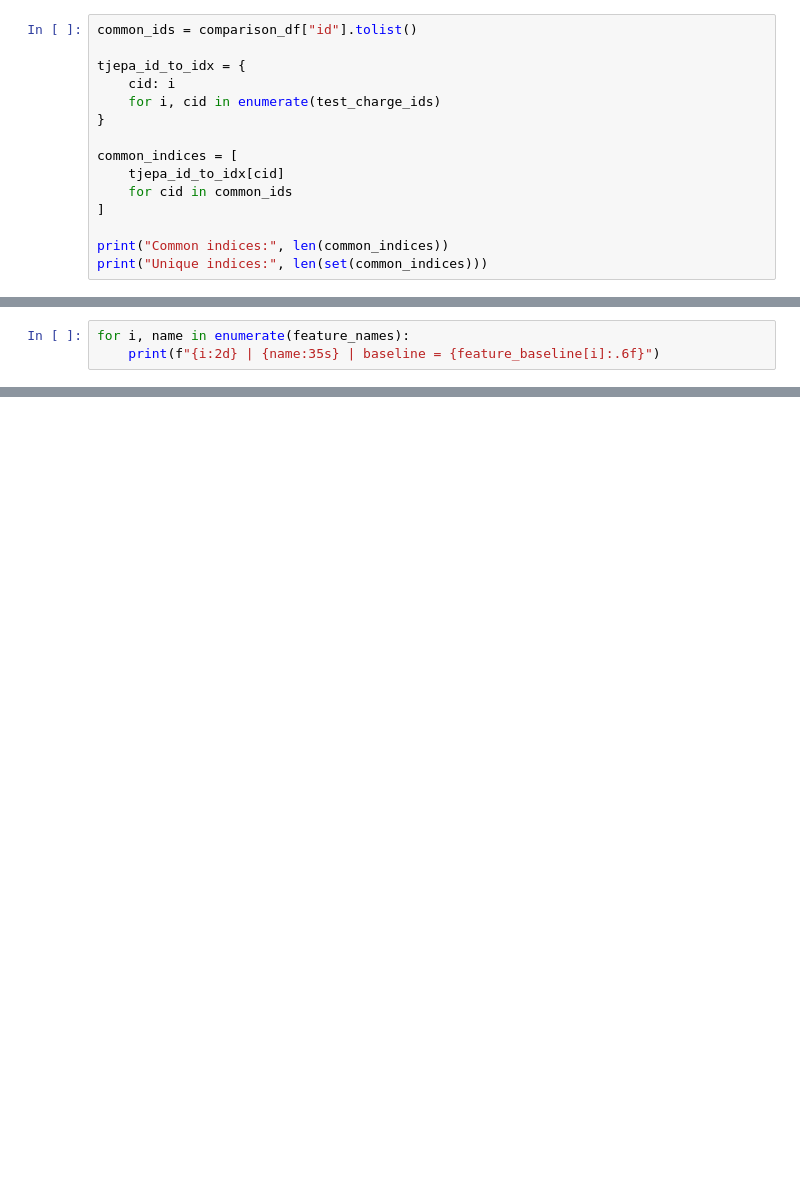
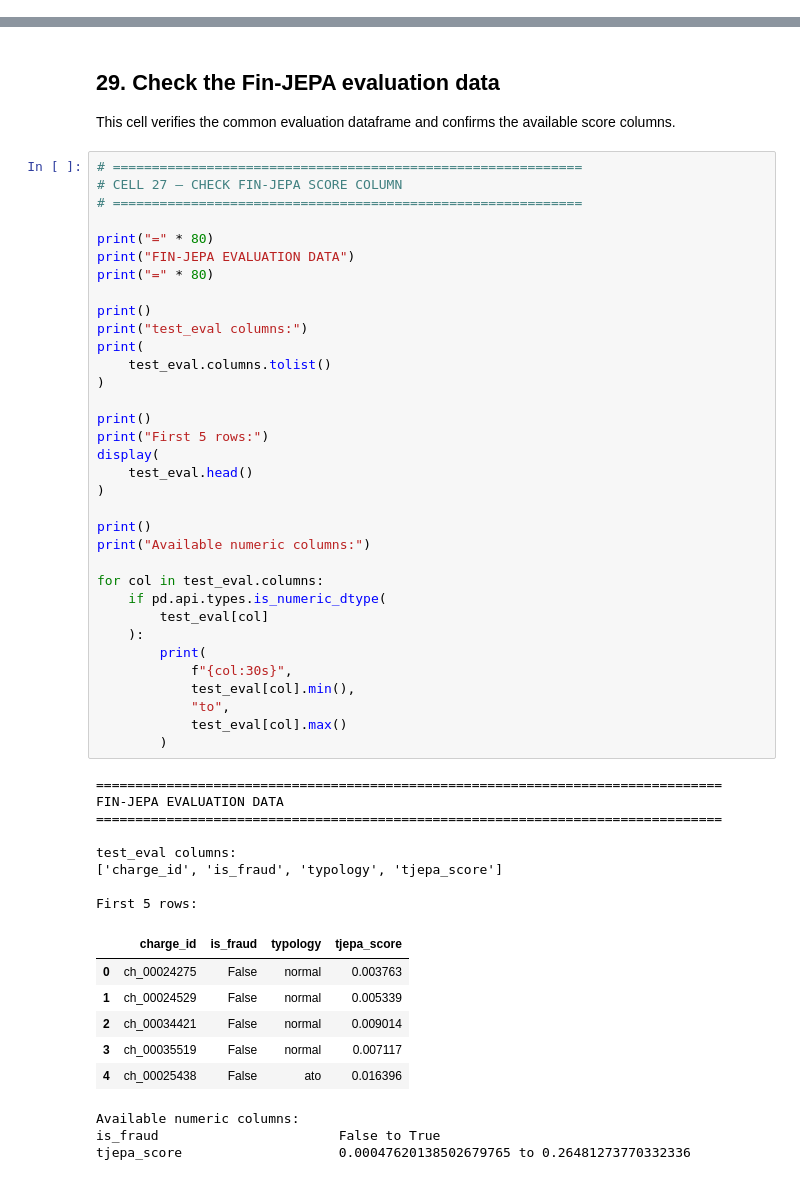
Before and after one commit to Jantram/FinancialFraud, a Jupyter notebook: in_house_dataset/inhouse_jepa_analysis.ipynb, the cells around one changed output, grey strips where cells are left out. Drawn from its saved outputs; the diff is of its cells as text; blank space fills up the shorter version.

```diff
--- a/in_house_dataset/inhouse_jepa_analysis.ipynb
+++ b/in_house_dataset/inhouse_jepa_analysis.ipynb
@@ -4633,15 +0,0 @@ print("baseline_scores:", len(baseline_scores))
-# %%
-common_ids = comparison_df["id"].tolist()
-
-tjepa_id_to_idx = {
-    cid: i
-    for i, cid in enumerate(test_charge_ids)
-}
-
-common_indices = [
-    tjepa_id_to_idx[cid]
-    for cid in common_ids
-]
-
-print("Common indices:", len(common_indices))
-print("Unique indices:", len(set(common_indices)))
@@ -4748,3 +0,0 @@ print("Number of feature baselines:", len(feature_baseline))
-# %%
-for i, name in enumerate(feature_names):
-    print(f"{i:2d} | {name:35s} | baseline = {feature_baseline[i]:.6f}")
@@ -4967,0 +5297,56 @@ print(feature_values_df)
+# %% [markdown]
+## 29. Check the Fin-JEPA evaluation data
+
+This cell verifies the common evaluation dataframe and confirms the available score columns.
+# %%
+# ============================================================
+# CELL 27 — CHECK FIN-JEPA SCORE COLUMN
+# ============================================================
+
+print("=" * 80)
+print("FIN-JEPA EVALUATION DATA")
+print("=" * 80)
+
+print()
+print("test_eval columns:")
+print(
+    test_eval.columns.tolist()
+)
+
+print()
+print("First 5 rows:")
+display(
+    test_eval.head()
+)
+
+print()
+print("Available numeric columns:")
+
+for col in test_eval.columns:
+    if pd.api.types.is_numeric_dtype(
+        test_eval[col]
+    ):
+        print(
+            f"{col:30s}",
+            test_eval[col].min(),
+            "to",
+            test_eval[col].max()
+        )
+# %% [output]
+================================================================================
+FIN-JEPA EVALUATION DATA
+================================================================================
+
+test_eval columns:
+['charge_id', 'is_fraud', 'typology', 'tjepa_score']
+
+First 5 rows:
+|  | charge_id | is_fraud | typology | tjepa_score |
+| 0 | ch_00024275 | False | normal | 0.003763 |
+| 1 | ch_00024529 | False | normal | 0.005339 |
+| 2 | ch_00034421 | False | normal | 0.009014 |
+| 3 | ch_00035519 | False | normal | 0.007117 |
+| 4 | ch_00025438 | False | ato | 0.016396 |
+Available numeric columns:
+is_fraud                       False to True
+tjepa_score                    0.00047620138502679765 to 0.26481273770332336
```
Also changed, not shown: parts of 327 cells of this notebook, 1 other file.
